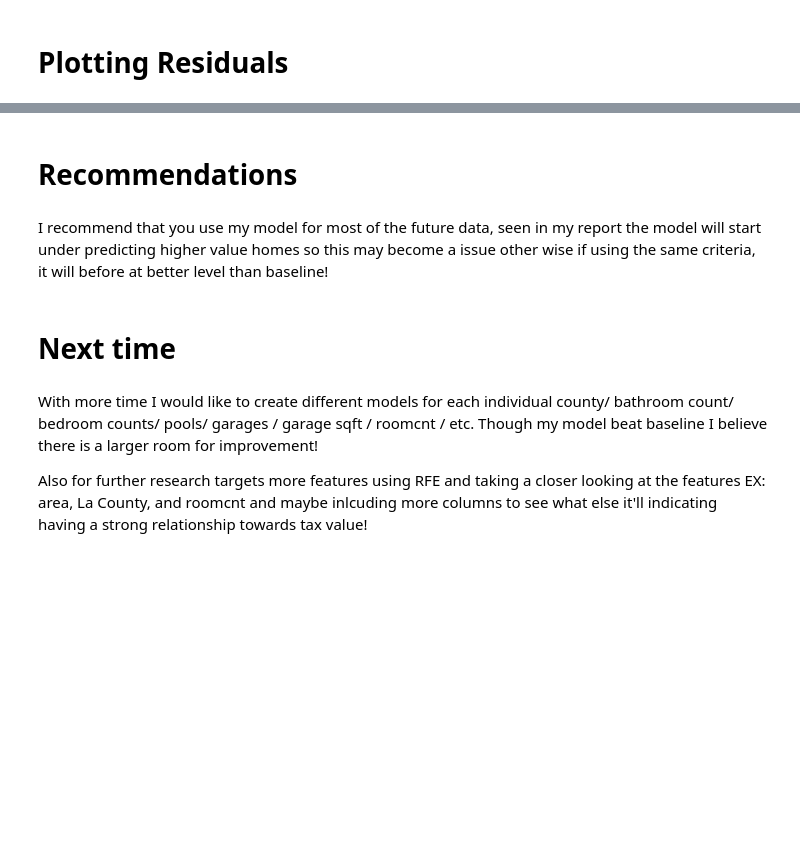
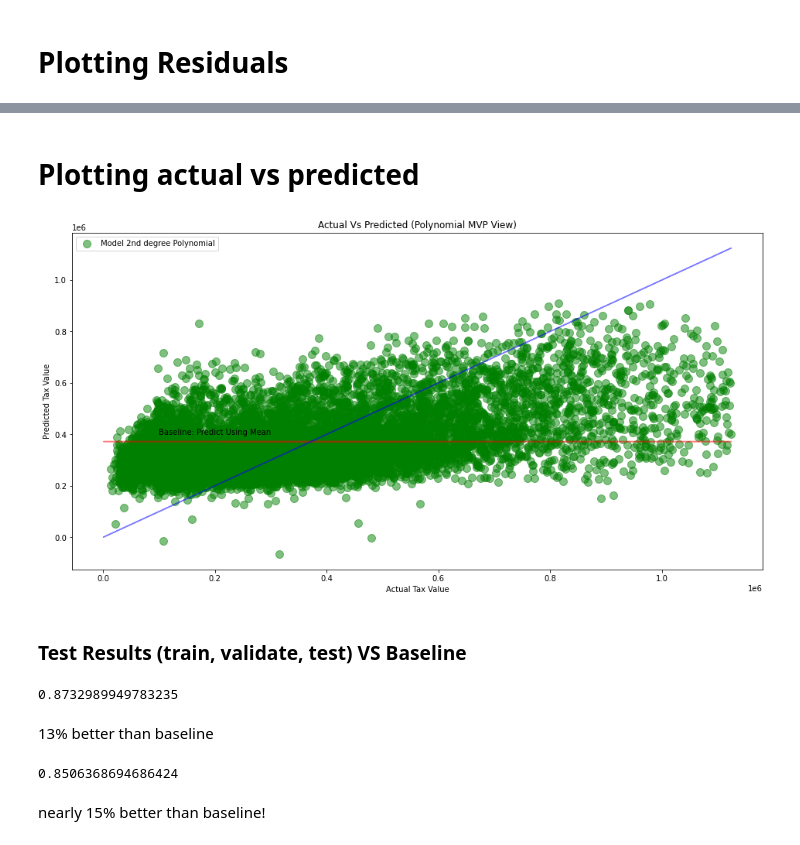
Before and after one commit to PGuajardo/Regression-Project, a Jupyter notebook: zillow_report.ipynb, the cells around one changed output, grey strips where cells are left out. Drawn from its saved outputs; the diff is of its cells as text; code cells hidden in the pictures; blank space fills up the shorter version.

```diff
--- a/zillow_report.ipynb
+++ b/zillow_report.ipynb
@@ -679,11 +610,33 @@ Using my model we'll be able to detect tax value of homes in california with a b
-# %% [markdown]
-# Recommendations
-# %% [markdown]
-I recommend that you use my model for most of the future data, seen in my report the model will start under predicting higher value homes so this may become a issue other wise if using the same criteria, it will before at better level than baseline!
-# %% [markdown]
-# Next time
-# %% [markdown]
-With more time I would like to create different models for each individual county/ bathroom count/ bedroom counts/ pools/ garages / garage sqft / roomcnt /
-etc. Though my model beat baseline I believe there is a larger room for improvement!
-
-Also for further research targets more features using RFE and taking a closer looking at the features EX: area, La County, and roomcnt and maybe inlcuding more columns to see what else it'll indicating having a strong relationship towards tax value!
+# %% [markdown]
+# Plotting actual vs predicted
+# %%
+plt.figure(figsize=(16,8))
+plt.plot(y_train.tax_value, y_train.baseline_mean, alpha=.5, color="red", label='_nolegend_')
+plt.annotate("Baseline: Predict Using Mean", (100000, 400000))
+plt.plot(y_train.tax_value, y_train.tax_value, alpha=.5, color="blue", label='_nolegend_')
+
+
+plt.scatter(y_test.tax_value, y_test.tax_pred_lm2,
+            alpha=.5, color="green", s=100, label="Model 2nd degree Polynomial")
+plt.legend()
+plt.xlabel("Actual Tax Value")
+plt.ylabel("Predicted Tax Value")
+plt.title("Actual Vs Predicted (Polynomial MVP View)")
+
+plt.show()
+# %% [output]
+[figure, new version]
+# %% [markdown]
+### Test Results (train, validate, test) VS Baseline
+# %%
+rmse_train_poly/243918.77
+# %% [output]
+0.8732989949783235
+# %% [markdown]
+13% better than baseline
+# %%
+rmse_validate_poly/243918.77
+# %% [output]
+0.8506368694686424
+# %% [markdown]
+nearly 15% better than baseline!
```
Also changed, not shown: parts of 90 cells of this notebook, 1 other file.
